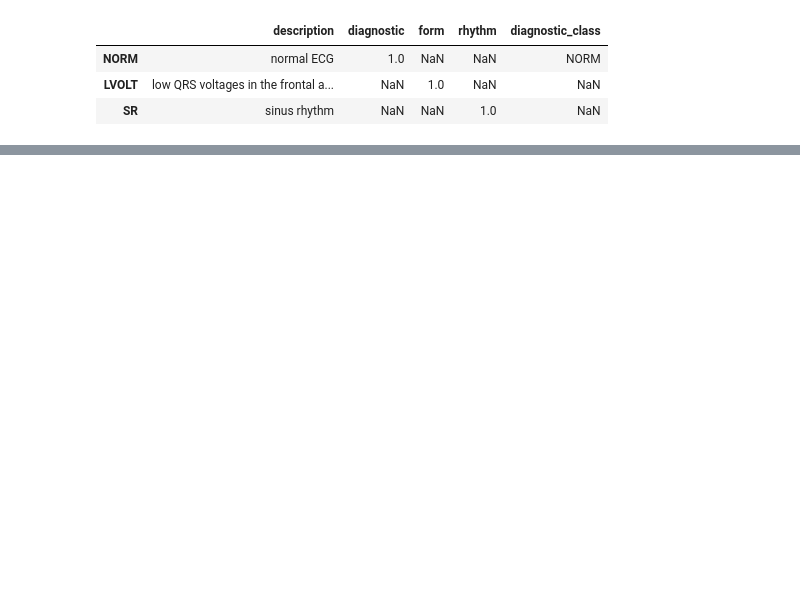
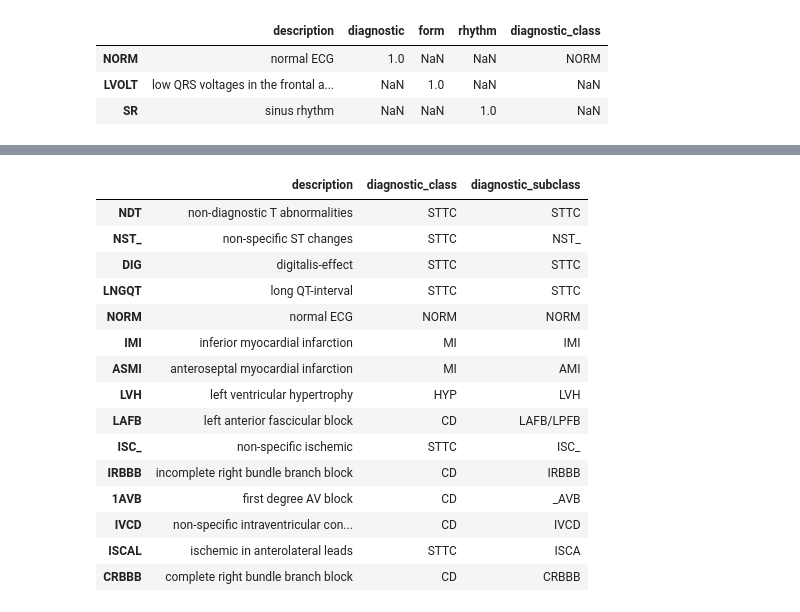
Before and after one commit to spestivekirb/ptbxl-ecg-classification, a Jupyter notebook: notebooks/exploration.ipynb, the cells around one changed output, grey strips where cells are left out. Cells and saved outputs as stored; diff of their text form; code cells hidden in the pictures; blank space fills up the shorter version.

```diff
--- a/notebooks/exploration.ipynb
+++ b/notebooks/exploration.ipynb
@@ -205,0 +219,23 @@ scp.loc[
+# %%
+diagnostic_scp = scp[scp["diagnostic"] == 1]
+
+diagnostic_scp[
+    ["description", "diagnostic_class", "diagnostic_subclass"]
+].head(15)
+# %% [output]
+|  | description | diagnostic_class | diagnostic_subclass |
+| NDT | non-diagnostic T abnormalities | STTC | STTC |
+| NST_ | non-specific ST changes | STTC | NST_ |
+| DIG | digitalis-effect | STTC | STTC |
+| LNGQT | long QT-interval | STTC | STTC |
+| NORM | normal ECG | NORM | NORM |
+| IMI | inferior myocardial infarction | MI | IMI |
+| ASMI | anteroseptal myocardial infarction | MI | AMI |
+| LVH | left ventricular hypertrophy | HYP | LVH |
+| LAFB | left anterior fascicular block | CD | LAFB/LPFB |
+| ISC_ | non-specific ischemic | STTC | ISC_ |
+| IRBBB | incomplete right bundle branch block | CD | IRBBB |
+| 1AVB | first degree AV block | CD | _AVB |
+| IVCD | non-specific intraventricular con... | CD | IVCD |
+| ISCAL | ischemic in anterolateral leads | STTC | ISCA |
+| CRBBB | complete right bundle branch block | CD | CRBBB |
```
Also changed, not shown: parts of 22 cells of this notebook.
